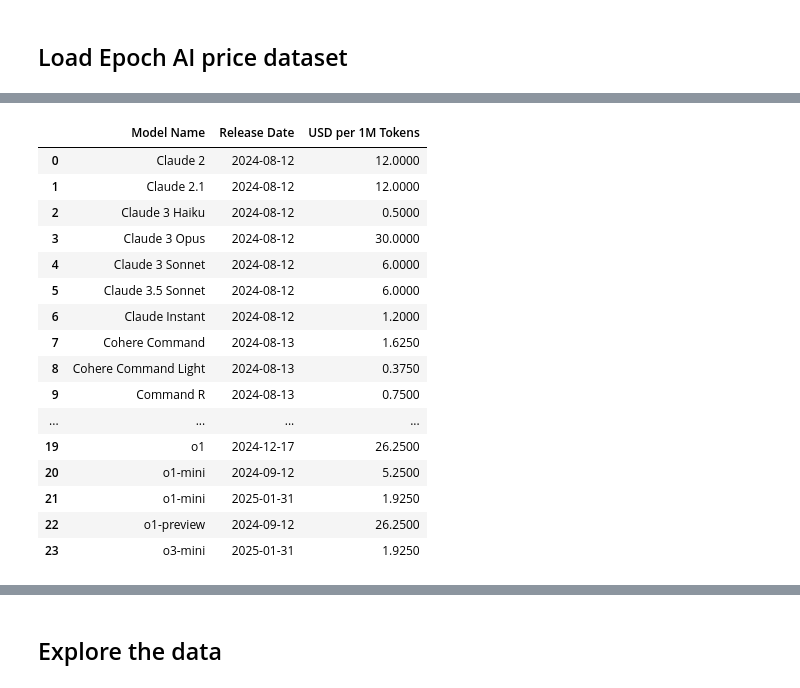
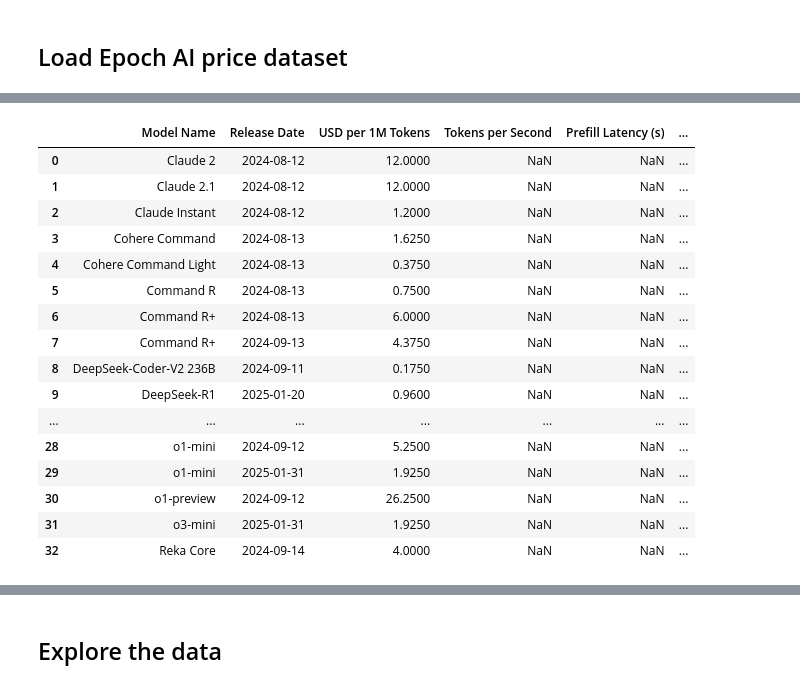
Before and after one commit to epoch-research/llm-benchmark-efficiency, a Jupyter notebook: aa_price_performance.ipynb, the cells around one changed output, grey strips where cells are left out. Cells and saved outputs as stored; diff of their text form; code cells hidden in the pictures.

Commit message:
Get notebook working with data update

```diff
--- a/aa_price_performance.ipynb
+++ b/aa_price_performance.ipynb
@@ -183,22 +51,22 @@ Claude 2.1 (2024-08-12)
-# %%
-overall_prices_df = pd.DataFrame(overall_prices)
-overall_prices_df.to_csv('data/epoch_ai_price_data_not_in_aa.csv', index=False)
-overall_prices_df
-# %% [output]
-|  | Model Name | Release Date | USD per 1M Tokens |
-| 0 | Claude 2 | 2024-08-12 | 12.0000 |
-| 1 | Claude 2.1 | 2024-08-12 | 12.0000 |
-| 2 | Claude 3 Haiku | 2024-08-12 | 0.5000 |
-| 3 | Claude 3 Opus | 2024-08-12 | 30.0000 |
-| 4 | Claude 3 Sonnet | 2024-08-12 | 6.0000 |
-| 5 | Claude 3.5 Sonnet | 2024-08-12 | 6.0000 |
-| 6 | Claude Instant | 2024-08-12 | 1.2000 |
-| 7 | Cohere Command | 2024-08-13 | 1.6250 |
-| 8 | Cohere Command Light | 2024-08-13 | 0.3750 |
-| 9 | Command R | 2024-08-13 | 0.7500 |
-| ... | ... | ... | ... |
-| 19 | o1 | 2024-12-17 | 26.2500 |
-| 20 | o1-mini | 2024-09-12 | 5.2500 |
-| 21 | o1-mini | 2025-01-31 | 1.9250 |
-| 22 | o1-preview | 2024-09-12 | 26.2500 |
-| 23 | o3-mini | 2025-01-31 | 1.9250 |
+# %%
+api_price_df = pd.read_csv('data/epoch_ai_price_data_not_in_aa_with_benchmarks.csv')
+api_price_df['Release Date'] = pd.to_datetime(api_price_df['Release Date'].str.strip(), format='%Y-%m-%d')
+api_price_df
+# %% [output]
+|  | Model Name | Release Date | USD per 1M Tokens | Tokens per Second | Prefill Latency (s) | ... |
+| 0 | Claude 2 | 2024-08-12 | 12.0000 | NaN | NaN | ... |
+| 1 | Claude 2.1 | 2024-08-12 | 12.0000 | NaN | NaN | ... |
+| 2 | Claude Instant | 2024-08-12 | 1.2000 | NaN | NaN | ... |
+| 3 | Cohere Command | 2024-08-13 | 1.6250 | NaN | NaN | ... |
+| 4 | Cohere Command Light | 2024-08-13 | 0.3750 | NaN | NaN | ... |
+| 5 | Command R | 2024-08-13 | 0.7500 | NaN | NaN | ... |
+| 6 | Command R+ | 2024-08-13 | 6.0000 | NaN | NaN | ... |
+| 7 | Command R+ | 2024-09-13 | 4.3750 | NaN | NaN | ... |
+| 8 | DeepSeek-Coder-V2 236B | 2024-09-11 | 0.1750 | NaN | NaN | ... |
+| 9 | DeepSeek-R1 | 2025-01-20 | 0.9600 | NaN | NaN | ... |
+| ... | ... | ... | ... | ... | ... | ... |
+| 28 | o1-mini | 2024-09-12 | 5.2500 | NaN | NaN | ... |
+| 29 | o1-mini | 2025-01-31 | 1.9250 | NaN | NaN | ... |
+| 30 | o1-preview | 2024-09-12 | 26.2500 | NaN | NaN | ... |
+| 31 | o3-mini | 2025-01-31 | 1.9250 | NaN | NaN | ... |
+| 32 | Reka Core | 2024-09-14 | 4.0000 | NaN | NaN | ... |
```
Also changed, not shown: parts of 30 cells of this notebook.
